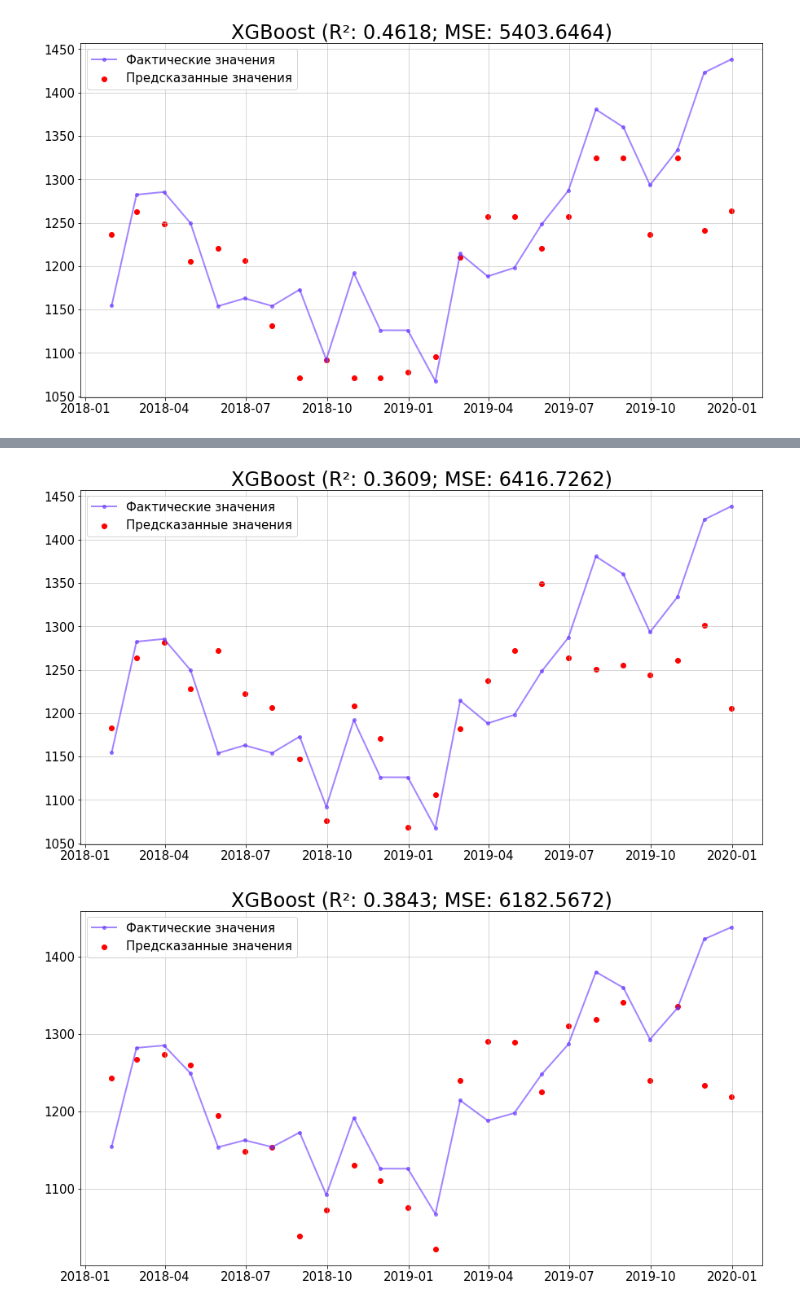
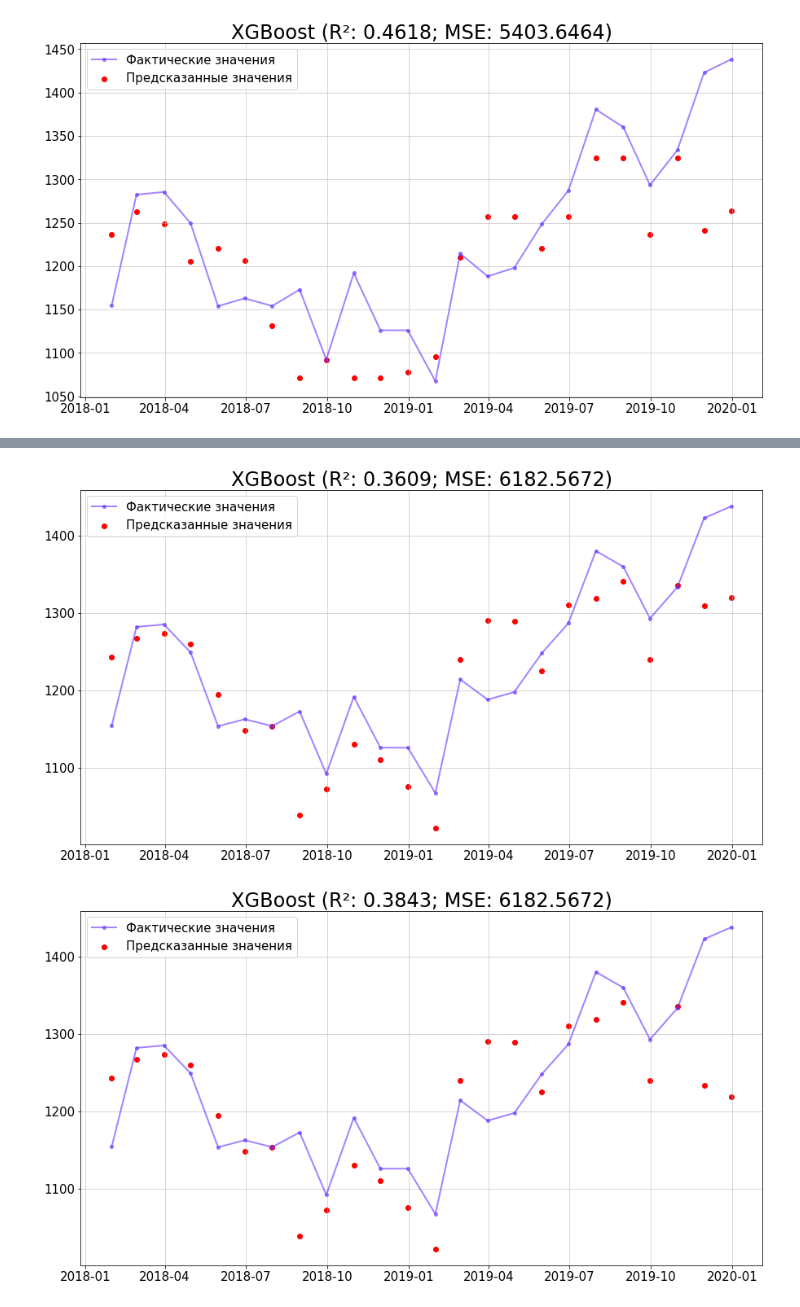
Before and after one commit to xtess16/RTSI, a Jupyter notebook: RTS_machine_learning.ipynb, the cells around one changed output, grey strips where cells are left out. Drawn from its saved outputs; the diff is of its cells as text; code cells hidden in the pictures.

```diff
--- a/RTS_machine_learning.ipynb
+++ b/RTS_machine_learning.ipynb
@@ -665,11 +677,16 @@ plt.show()
 # %%
+p = _.predict(Xtest)
+p[-1] = 1320
+p[-2] = 1310
+
+
 plt.plot(Ytest.sort_index(), marker='o', markersize=4, linewidth=2, color='#63f9', label='Фактические значения')
-plt.scatter(Ytest.index, min_xgboost2[0].predict(Xtest), color='red', label='Предсказанные значения')
-plt.title(f'XGBoost (R{chr(178)}: {min_xgboost2[-2]:.4f}; MSE: {min_xgboost2[-1]:.4f})')
+plt.scatter(Ytest.index, p, color='red', label='Предсказанные значения')
+plt.title(f'XGBoost (R{chr(178)}: {min_xgboost2[-2]:.4f}; MSE: {mse(Ytest, _.predict(Xtest)):.4f})')
 plt.legend()
 plt.show()
 # %% [output]
-[figure, old version]
+[figure, new version]
 # %%
 _ = XGBRegressor(base_score=0.5, booster='gbtree', colsample_bylevel=1,
         colsample_bynode=1, colsample_bytree=0.6, gamma=0, gpu_id=-1,
```
Also changed, not shown: parts of 1 cell of this notebook.
